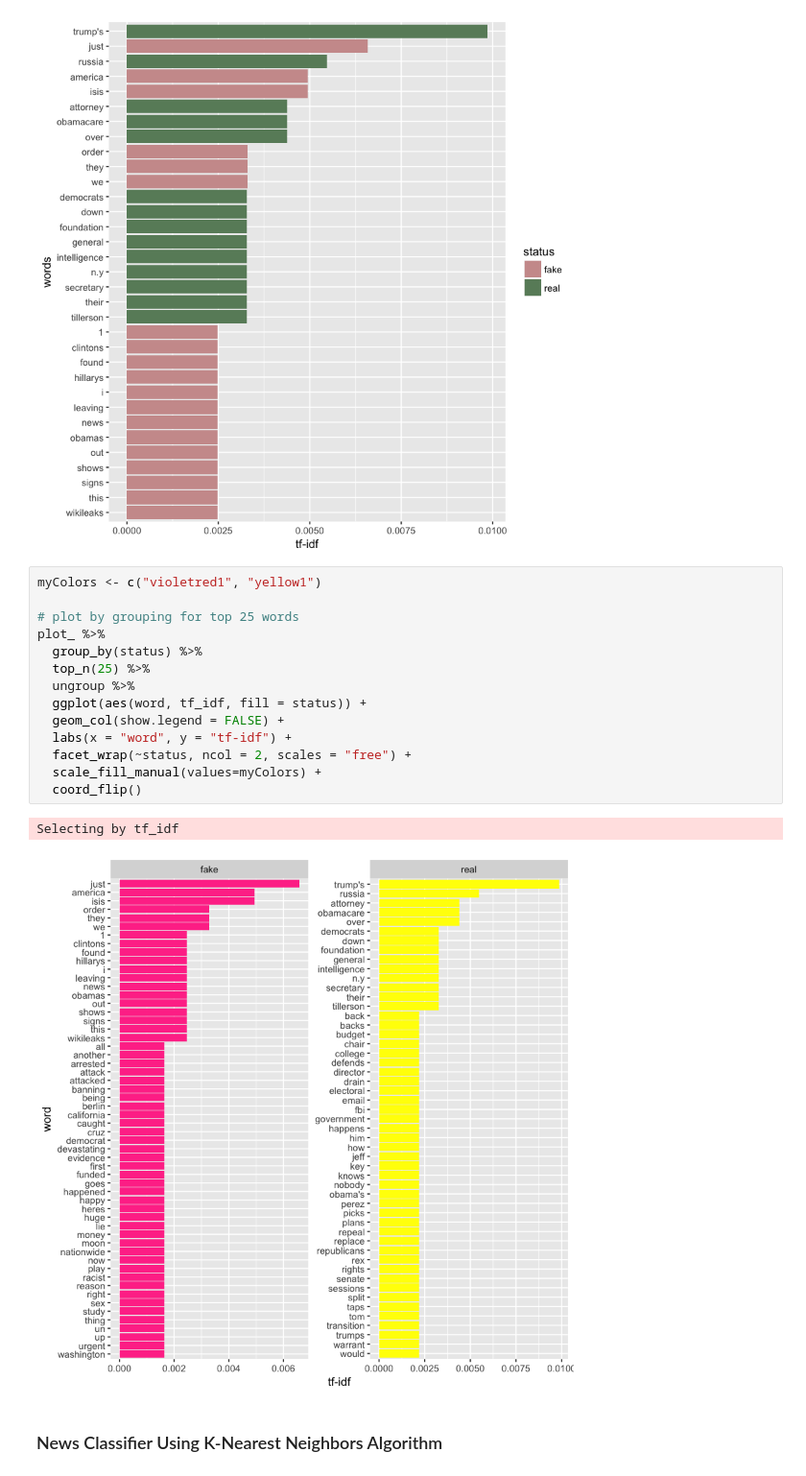
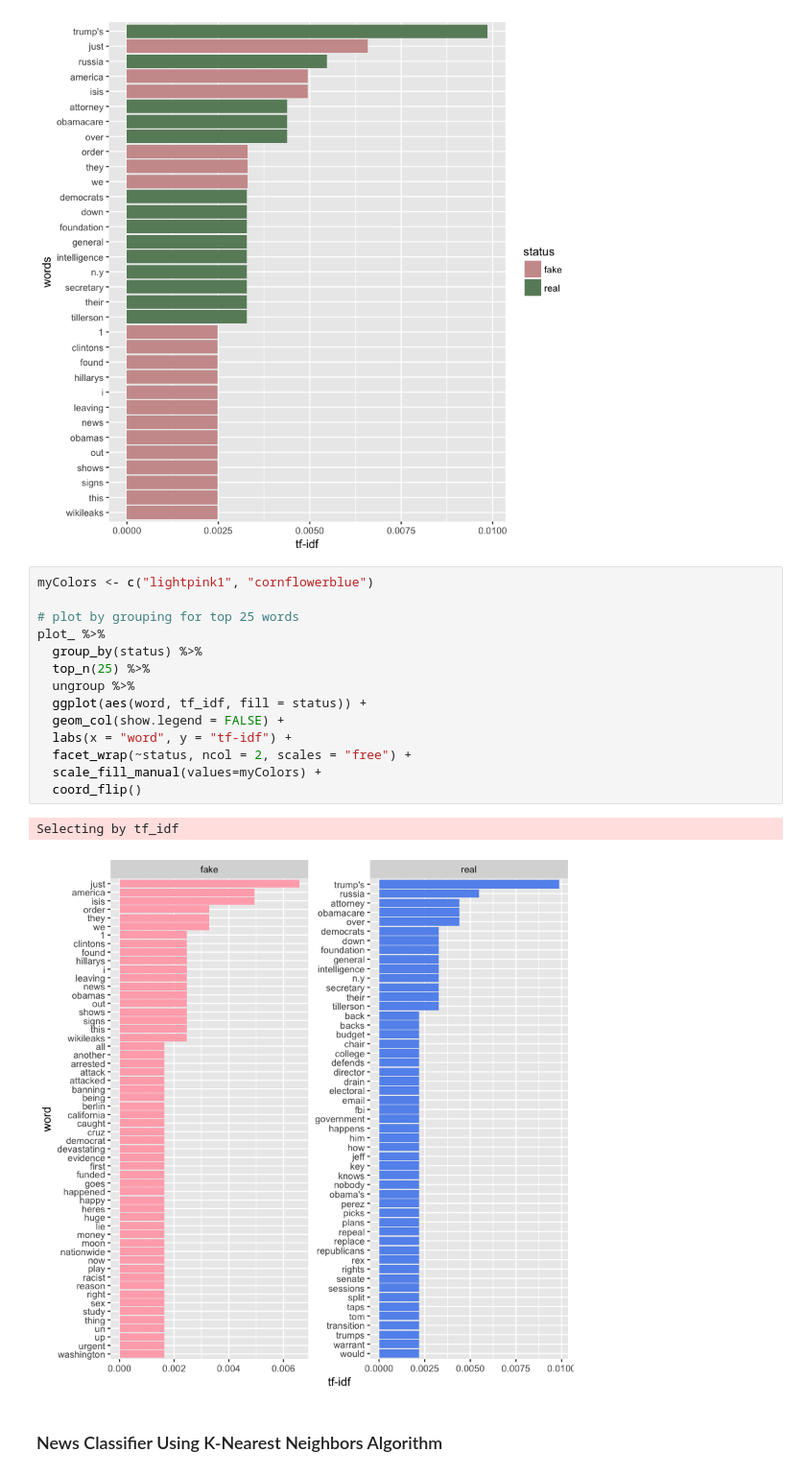
Before and after one commit to navierula/language-in-real-and-fake-news, a Jupyter notebook: analysis.ipynb, the cells around one changed output. Shown at 96% size. Cells and saved outputs as stored; diff of their text form.

Commit message:
update colors for tf-idf graphs

```diff
--- a/analysis.ipynb
+++ b/analysis.ipynb
@@ -211,22 +229,22 @@ plot_ %>%
 Selecting by tf_idf
 [figure]
 # %%
-myColors <- c("violetred1", "yellow1")
+myColors <- c("lightpink1", "cornflowerblue")
 
 # plot by grouping for top 25 words
 plot_ %>%
   group_by(status) %>%
   top_n(25) %>%
   ungroup %>%
   ggplot(aes(word, tf_idf, fill = status)) +
   geom_col(show.legend = FALSE) +
   labs(x = "word", y = "tf-idf") +
   facet_wrap(~status, ncol = 2, scales = "free") +
   scale_fill_manual(values=myColors) +
   coord_flip()
 # %% [output]
 Selecting by tf_idf
-[figure, old version]
+[figure, new version]
 # %% [markdown]
 ### News Classifier Using K-Nearest Neighbors Algorithm
 # %%
```
Also changed, not shown: parts of 1 cell of this notebook.
